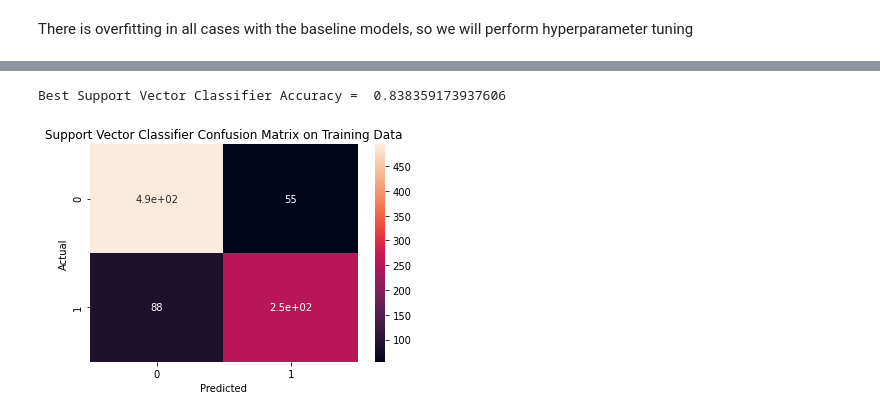
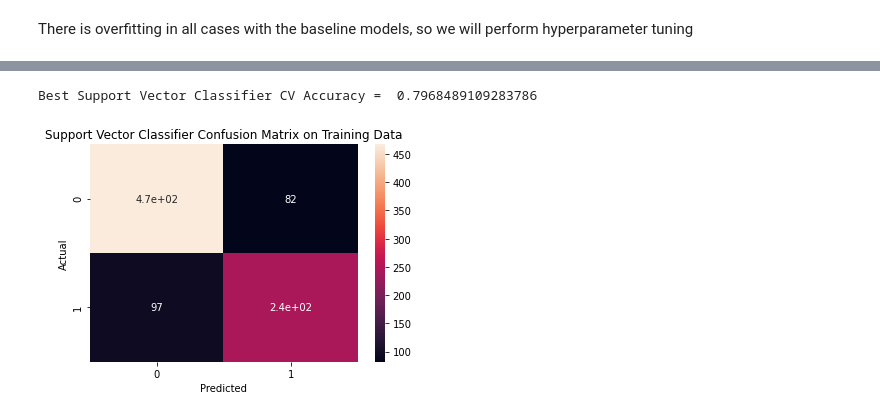
Before and after one commit to Kendall-Kikkawa/Titanic_Kaggle_Challenge, a Jupyter notebook: Titanic.ipynb, the cells around one changed output, grey strips where cells are left out. Cells and saved outputs as stored; diff of their text form; code cells hidden in the pictures.

```diff
--- a/Titanic.ipynb
+++ b/Titanic.ipynb
@@ -566,0 +555,8 @@ Quadratic Discriminant Analaysis Training Accuracy = 0.8282828282828283
+# %%
+gnb = GaussianNB()
+
+cv_acc = cross_val_acc(gnb, X_train, Y_train, K)
+print(f'Gaussian Naive Bayes {K} Fold CV Accuracy = {cv_acc}')
+
+gnb.fit(X_train, Y_train)
+print(f'Gaussian Naive Bayes Training Accuracy = {gnb.score(X_train, Y_train)}')
@@ -580,6 +579,19 @@ def gridSearch(pipe, param_grid, X_train, Y_train, K):
     best_model = clf.fit(X_train, Y_train)
 
     return best_model
+# %%
+def display_results(model, name, X):
+    """
+    Show confusion matrix for model with tuned hyperparameters for given design matrix
+    """
+    # Confusion Matrix for Logistic Regression on Training Data
+    print(f'Best {name} CV Accuracy = ', model.best_score_)
+    ## Have more False Positives that False Negatives
+    y_pred = model.predict(X)
+    sns.heatmap(confusion_matrix(Y_train, y_pred), annot=True);
+    plt.ylabel('Actual');
+    plt.xlabel('Predicted');
+    plt.title(f'{name} Confusion Matrix on Training Data')
 # %%
 # Find Best Logistic Regression
 pipe = Pipeline([('classifier' , LogisticRegression(random_state=RANDOM_STATE,
@@ -610,15 +622,2 @@ LogisticRegression(C=1.623776739188721, class_weight=None, dual=False,
                    warm_start=False)
-# %%
-def display_results(model, name):
-    """
-    Show confusion matrix for model with tuned hyperparameters
-    """
-    # Confusion Matrix for Logistic Regression on Training Data
-    print(f'Best {name} Accuracy = ', model.best_score_)
-    ## Have more False Positives that False Negatives
-    y_pred = model.predict(X_train)
-    sns.heatmap(confusion_matrix(Y_train, y_pred), annot=True);
-    plt.ylabel('Actual');
-    plt.xlabel('Predicted');
-    plt.title(f'{name} Confusion Matrix on Training Data')
 # %%
@@ -737,7 +738,7 @@ param_grid = [{
 }]
 
 # Fit on data
-best_svc = gridSearch(pipe, param_grid, X_train, Y_train, K)
+best_svc = gridSearch(pipe, param_grid, X_train_svc, Y_train, K)
 # %% [output]
 Fitting 5 folds for each of 320 candidates, totalling 1600 fits
 [Parallel(n_jobs=-1)]: Using backend LokyBackend with 4 concurrent workers.
@@ -754,6 +754,6 @@ SVC(C=4.281332398719396, break_ties=False, cache_size=200, class_weight=None,
     shrinking=True, tol=0.001, verbose=False)
 # %%
-display_results(best_svc, "Support Vector Classifier")
+display_results(best_svc, "Support Vector Classifier", X_train_svc)
 # %% [output]
-Best Support Vector Classifier Accuracy =  0.838359173937606
+Best Support Vector Classifier CV Accuracy =  0.7968489109283786
-[figure, old version]
+[figure, new version]
```
Also changed, not shown: parts of 59 cells of this notebook, 1 other file.
